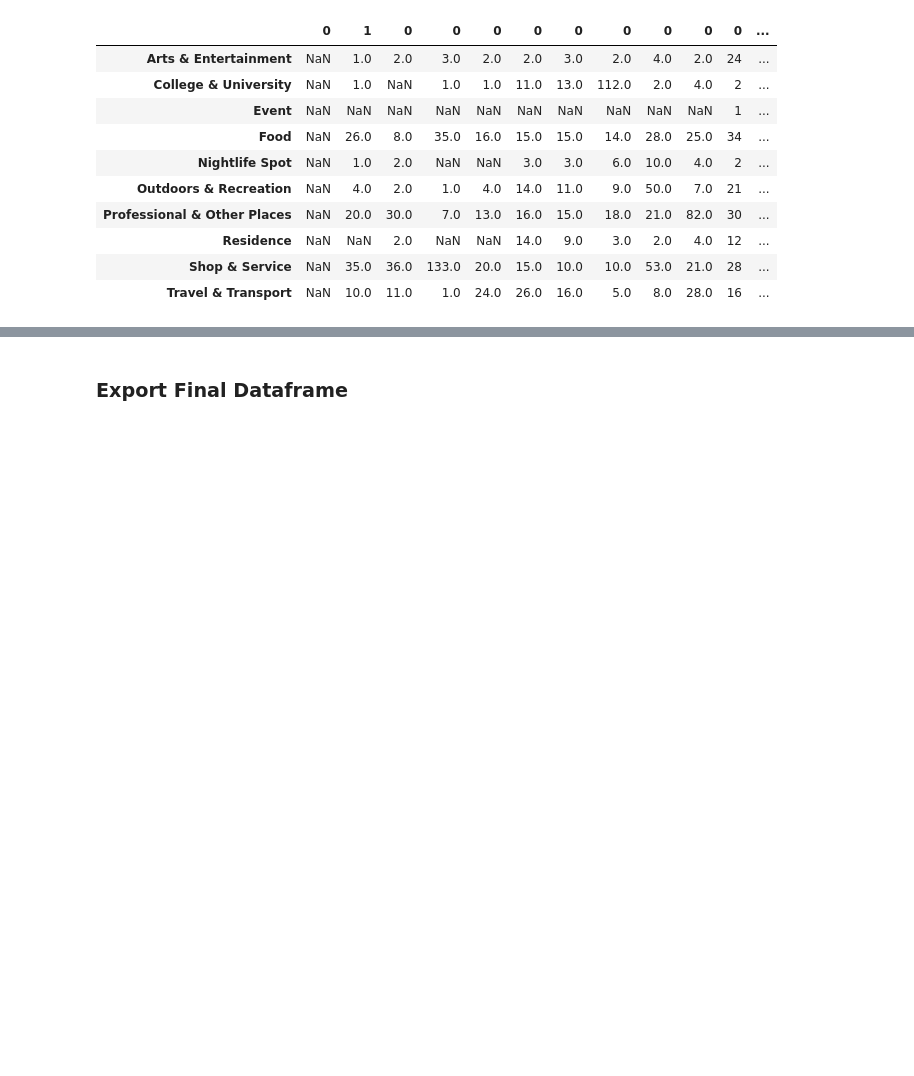
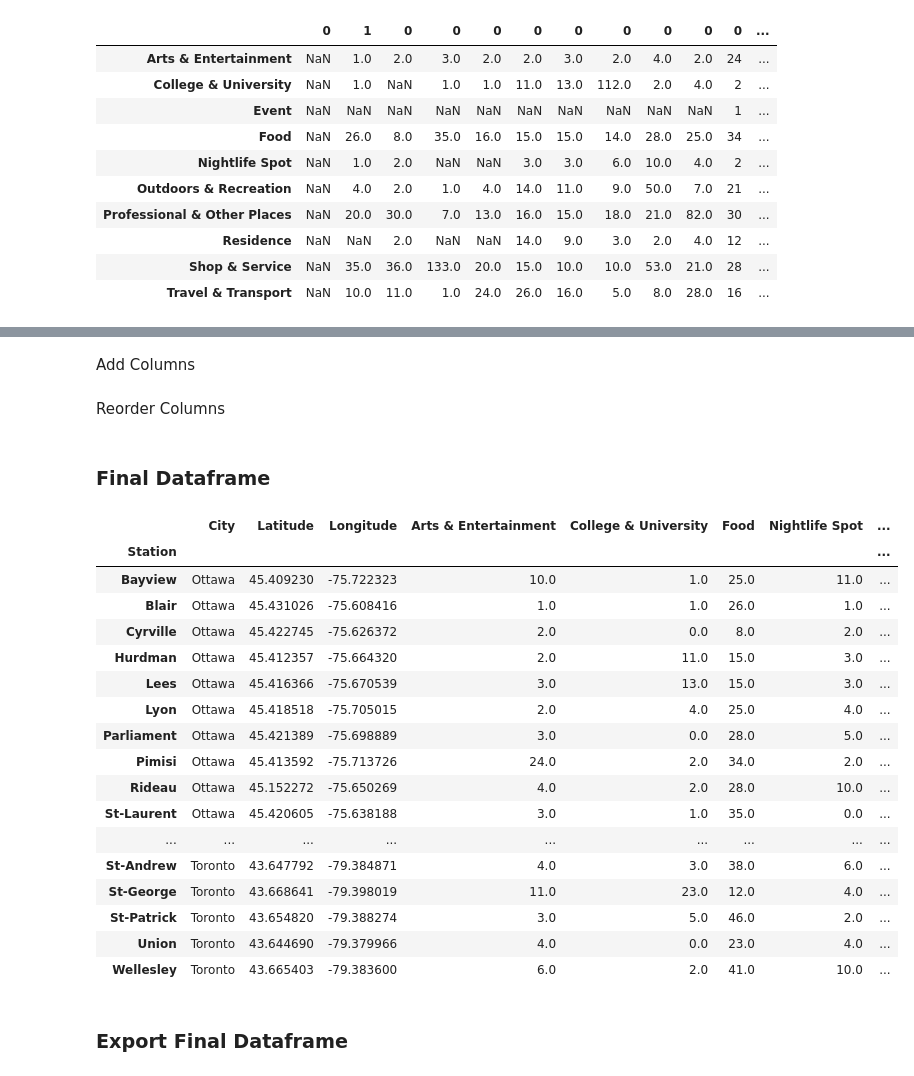
Before and after one commit to AMacumber/Coursera_Capstone, a Jupyter notebook: Macumber_Coursera_Capstone_D_AllStationsVenues.ipynb, the cells around one changed output, grey strips where cells are left out. Cells and saved outputs as stored; diff of their text form; code cells hidden in the pictures; blank space fills up the shorter version.

```diff
--- a/Macumber_Coursera_Capstone_D_AllStationsVenues.ipynb
+++ b/Macumber_Coursera_Capstone_D_AllStationsVenues.ipynb
@@ -85,6 +85,8 @@ def get_category_type(row):
 Define and Make Foursquare API Request For Station Venues and Group Venues by Sub-Category
 # %%
 Station_dfs = {}
+
+NumberOfVenues = []
 
 radius = 416 # in meters; 5 min walk
 LIMIT = 1000
@@ -115,6 +117,8 @@ for i in range(Stations_Location.shape[0]):
 
     print('{} venues were returned by Foursquare for {}.'.format(nearby_venues.shape[0], Stations_Location.iloc[i,1]))
 
+    NumberOfVenues.append(nearby_venues.shape[0])
+
     nearby_venues_parent = nearby_venues.merge(CategoryKey, on = 'categories')
 
     Station_dfs[Stations_Location.iloc[i,1]] =nearby_venues_parent.groupby(['Parent']).size()
@@ -217,3 +225,58 @@ Stations_VenueCounts
+# %% [markdown]
+Add Columns
+# %%
+## Add total venue count for each station
+Stations_VenueCounts['Total Venues'] = NumberOfVenues
+
+## Add city column
+Stations_VenueCounts['City'] = Stations_Location['City'].values # series with different index
+
+## Add city column
+Stations_VenueCounts['Latitude'] = Stations_Location['Latitude'].values # series with different index
+
+## Add city column
+Stations_VenueCounts['Longitude'] = Stations_Location['Longitude'].values # series with different index
+# %% [markdown]
+Reorder Columns
+# %%
+Stations_VenueCounts = Stations_VenueCounts[[
+    'City',
+    'Latitude',
+    'Longitude',
+    'Arts & Entertainment',
+    'College & University',
+    'Food',
+    'Nightlife Spot',
+    'Outdoors & Recreation',
+    'Professional & Other Places',
+    'Shop & Service',
+    'Travel & Transport',
+    'Total Venues'
+]]
+# %% [markdown]
+### Final Dataframe
+# %%
+Stations_VenueCounts_Sorted = Stations_VenueCounts.rename_axis('Station').sort_values(by = ['City', 'Station'], ascending = [True, True])
+Stations_VenueCounts_Sorted
+# %% [output]
+|  | City | Latitude | Longitude | Arts & Entertainment | College & University | Food | Nightlife Spot | ... |
+| Station |  |  |  |  |  |  |  | ... |
+| Bayview | Ottawa | 45.409230 | -75.722323 | 10.0 | 1.0 | 25.0 | 11.0 | ... |
+| Blair | Ottawa | 45.431026 | -75.608416 | 1.0 | 1.0 | 26.0 | 1.0 | ... |
+| Cyrville | Ottawa | 45.422745 | -75.626372 | 2.0 | 0.0 | 8.0 | 2.0 | ... |
+| Hurdman | Ottawa | 45.412357 | -75.664320 | 2.0 | 11.0 | 15.0 | 3.0 | ... |
+| Lees | Ottawa | 45.416366 | -75.670539 | 3.0 | 13.0 | 15.0 | 3.0 | ... |
+| Lyon | Ottawa | 45.418518 | -75.705015 | 2.0 | 4.0 | 25.0 | 4.0 | ... |
+| Parliament | Ottawa | 45.421389 | -75.698889 | 3.0 | 0.0 | 28.0 | 5.0 | ... |
+| Pimisi | Ottawa | 45.413592 | -75.713726 | 24.0 | 2.0 | 34.0 | 2.0 | ... |
+| Rideau | Ottawa | 45.152272 | -75.650269 | 4.0 | 2.0 | 28.0 | 10.0 | ... |
+| St-Laurent | Ottawa | 45.420605 | -75.638188 | 3.0 | 1.0 | 35.0 | 0.0 | ... |
+| ... | ... | ... | ... | ... | ... | ... | ... | ... |
+| St-Andrew | Toronto | 43.647792 | -79.384871 | 4.0 | 3.0 | 38.0 | 6.0 | ... |
+| St-George | Toronto | 43.668641 | -79.398019 | 11.0 | 23.0 | 12.0 | 4.0 | ... |
+| St-Patrick | Toronto | 43.654820 | -79.388274 | 3.0 | 5.0 | 46.0 | 2.0 | ... |
+| Union | Toronto | 43.644690 | -79.379966 | 4.0 | 0.0 | 23.0 | 4.0 | ... |
+| Wellesley | Toronto | 43.665403 | -79.383600 | 6.0 | 2.0 | 41.0 | 10.0 | ... |
 # %% [markdown]
 ### Export Final Dataframe
 # %%
```
Also changed, not shown: parts of 11 cells of this notebook, 13 other files.
